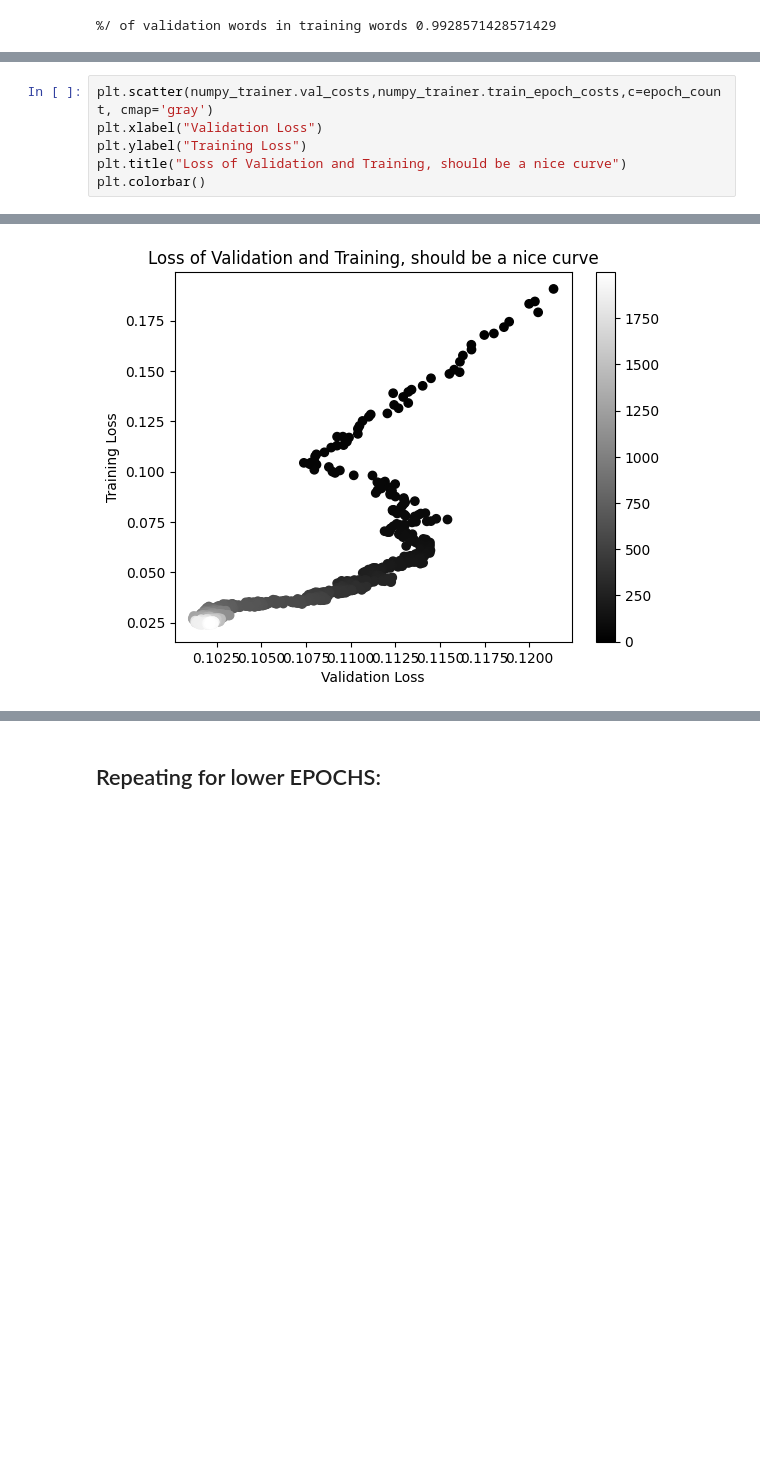
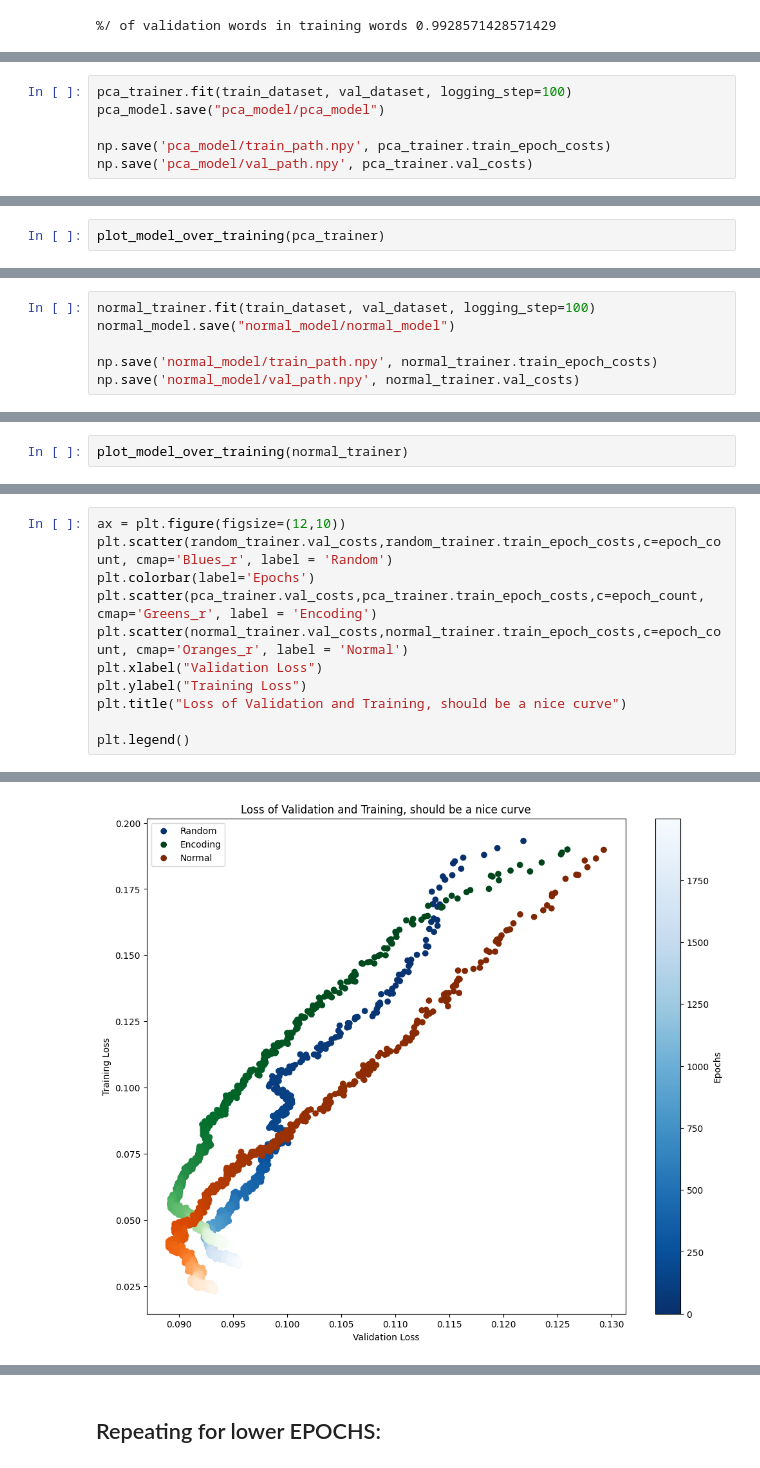
Before and after one commit to henry-dev-atkins/QNLP_MasterWork, a Jupyter notebook: IanMeeting.ipynb, the cells around one changed output, grey strips where cells are left out. Saved outputs shown, nothing was run; the diff lists cells and outputs as text; blank space fills up the shorter version.

Commit message:
Added model storage, Normal distribution

```diff
--- a/IanMeeting.ipynb
+++ b/IanMeeting.ipynb
@@ -473,0 +611,6 @@ numpy_trainer.fit(train_dataset, val_dataset, logging_step=100)
+# %%
+pca_trainer.fit(train_dataset, val_dataset, logging_step=100)
+pca_model.save("pca_model/pca_model")
+
+np.save('pca_model/train_path.npy', pca_trainer.train_epoch_costs)
+np.save('pca_model/val_path.npy', pca_trainer.val_costs)
@@ -473,0 +635,2 @@ numpy_trainer.fit(train_dataset, val_dataset, logging_step=100)
+# %%
+plot_model_over_training(pca_trainer)
@@ -473,0 +641,6 @@ numpy_trainer.fit(train_dataset, val_dataset, logging_step=100)
+# %%
+normal_trainer.fit(train_dataset, val_dataset, logging_step=100)
+normal_model.save("normal_model/normal_model")
+
+np.save('normal_model/train_path.npy', normal_trainer.train_epoch_costs)
+np.save('normal_model/val_path.npy', normal_trainer.val_costs)
@@ -473,0 +665,2 @@ numpy_trainer.fit(train_dataset, val_dataset, logging_step=100)
+# %%
+plot_model_over_training(normal_trainer)
@@ -474,7 +671,12 @@ numpy_trainer.fit(train_dataset, val_dataset, logging_step=100)
 # %%
-plt.scatter(numpy_trainer.val_costs,numpy_trainer.train_epoch_costs,c=epoch_count, cmap='gray')
+ax = plt.figure(figsize=(12,10))
+plt.scatter(random_trainer.val_costs,random_trainer.train_epoch_costs,c=epoch_count, cmap='Blues_r', label = 'Random')
+plt.colorbar(label='Epochs')
+plt.scatter(pca_trainer.val_costs,pca_trainer.train_epoch_costs,c=epoch_count, cmap='Greens_r', label = 'Encoding')
+plt.scatter(normal_trainer.val_costs,normal_trainer.train_epoch_costs,c=epoch_count, cmap='Oranges_r', label = 'Normal')
 plt.xlabel("Validation Loss")
 plt.ylabel("Training Loss")
 plt.title("Loss of Validation and Training, should be a nice curve")
-plt.colorbar()
+
+plt.legend()
 # %% [output]
@@ -482 +684 @@ plt.colorbar()
-[figure, old version]
+[figure, new version]
```
Also changed, not shown: parts of 37 cells of this notebook, 30 other files.
